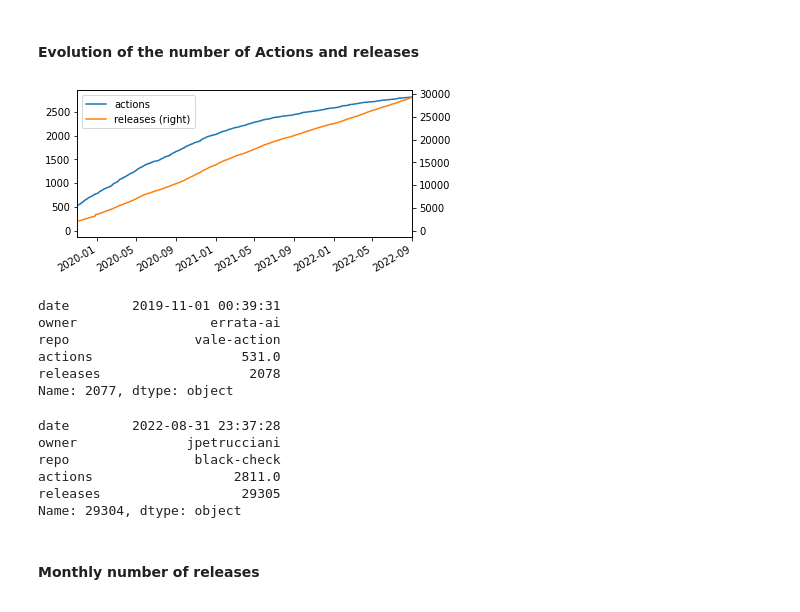
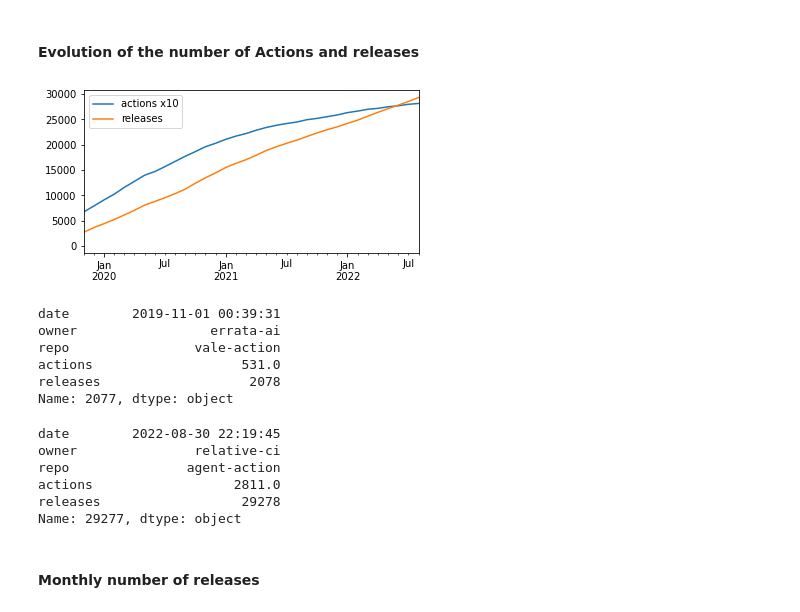
Before and after one commit to AlexandreDecan/secos-ghalag, a Jupyter notebook: notebooks/Release frequency.ipynb, the cells around one changed output. Drawn from its saved outputs; the diff is of its cells as text; code cells hidden in the pictures.

```diff
--- a/notebooks/Release frequency.ipynb
+++ b/notebooks/Release frequency.ipynb
@@ -54,36 +59,39 @@ df_releases = (
 fig, ax = matplotlib.pyplot.subplots()
 # fig.set_size_inches(FIG_SIZE)
 
 temp = (
     df_releases
     .sort_values('date', ascending=True)
     .drop_duplicates(['owner', 'repo'], keep='first')
     .assign(actions=lambda d: range(1, len(d) + 1))
     .merge(
         df_releases.sort_values('date', ascending=True).assign(releases=lambda d: range(1, len(d) + 1)),
         how='right',
         on=['owner', 'repo', 'date'],
     )
     [['date', 'owner', 'repo', 'actions', 'releases']]
     .fillna(method='ffill')
+    .groupby(pd.Grouper(key='date', freq='M'))
+    .max()
 )
 
 (
     temp
-    .set_index('date')
     [['actions', 'releases']]
-    .plot(secondary_y='releases', ax=ax, color=PALETTE)
+    .assign(actions=lambda d: d.actions * 10)
+    .rename(columns={'actions': 'actions x10'})
+    .plot(ax=ax, color=PALETTE)
 )
 
 ax.set(
     xlabel=None,
     xlim=DATE_RANGE,
     ylabel=None
 )
 
 savefig(fig, 'rel_evolution')
 # %% [output]
-[figure, old version]
+[figure, new version]
 # %%
 display(temp[lambda d: d.date >= DATE_RANGE[0]].iloc[0])
 display(temp.iloc[-1])
@@ -94,11 +102,11 @@ repo                vale-action
 actions                   531.0
 releases                   2078
 Name: 2077, dtype: object
-date        2022-08-31 23:37:28
-owner              jpetrucciani
-repo                black-check
+date        2022-08-30 22:19:45
+owner               relative-ci
+repo               agent-action
 actions                  2811.0
-releases                  29305
-Name: 29304, dtype: object
+releases                  29278
+Name: 29277, dtype: object
 # %% [markdown]
 #### Monthly number of releases
```
Also changed, not shown: parts of 12 cells of this notebook.
